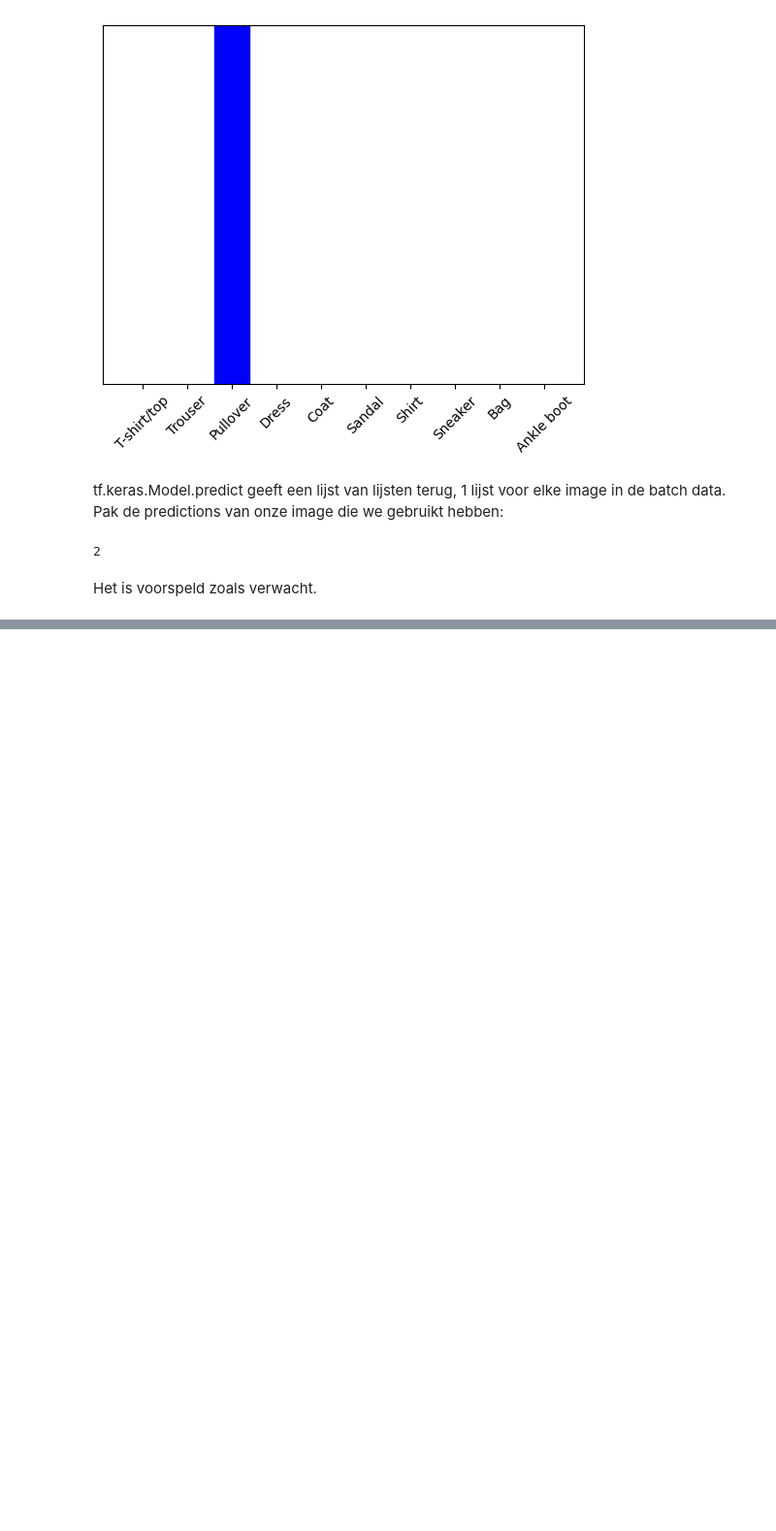
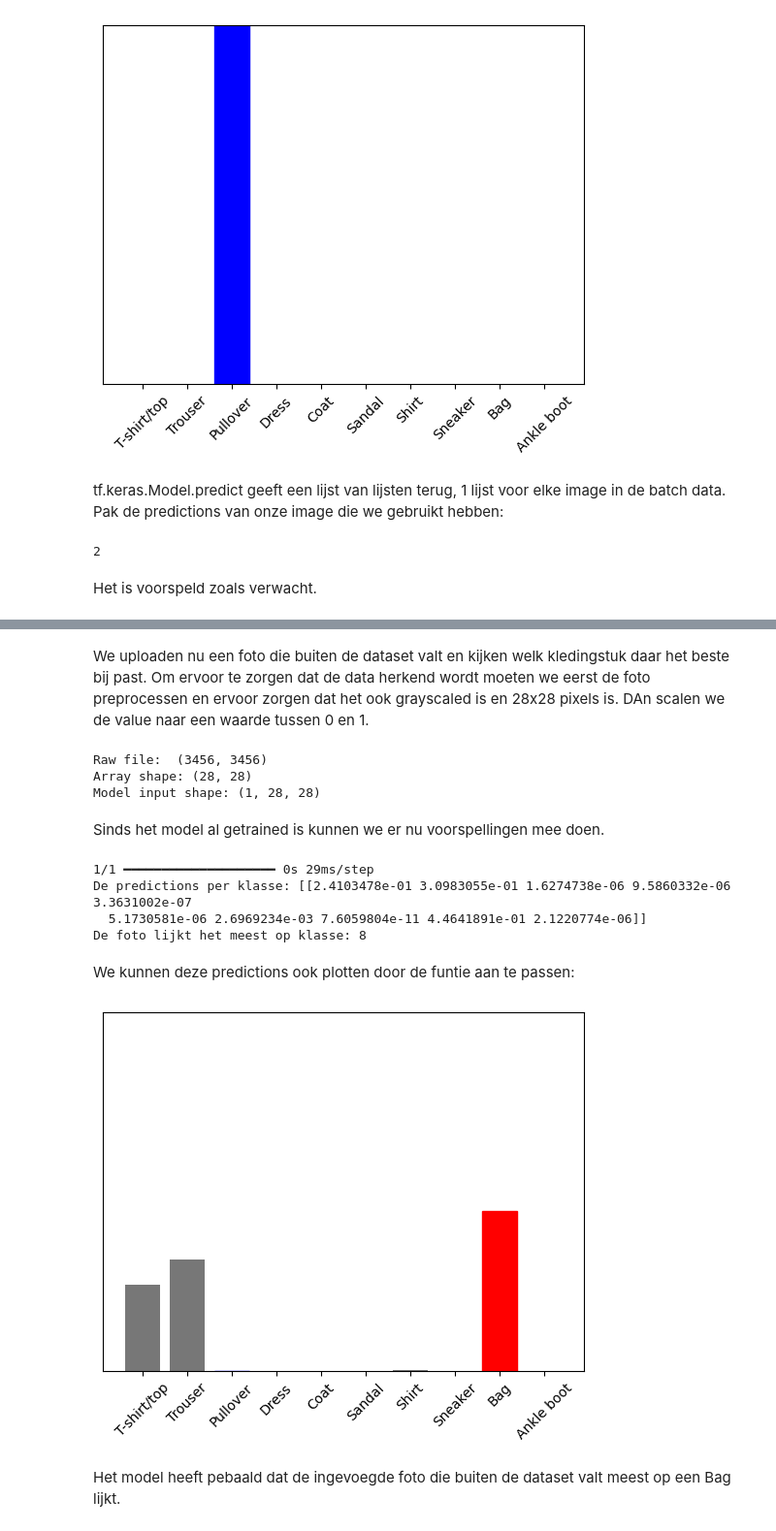
Before and after one commit to ishofstede/modelleren_van_kanker, a Jupyter notebook: casus_d/notebooks/opdracht_1.ipynb, the cells around one changed output, grey strips where cells are left out. Shown at 97% size. Cells and saved outputs as stored; diff of their text form; code cells hidden in the pictures; blank space fills up the shorter version.

```diff
--- a/casus_d/notebooks/opdracht_1.ipynb
+++ b/casus_d/notebooks/opdracht_1.ipynb
@@ -338,0 +341,39 @@ Het is voorspeld zoals verwacht.
+# %% [markdown]
+We uploaden nu een foto die buiten de dataset valt en kijken welk kledingstuk daar het beste bij past. Om ervoor te zorgen dat de data herkend wordt moeten we eerst de foto preprocessen en ervoor zorgen dat het ook grayscaled is en 28x28 pixels is. DAn scalen we de value naar een waarde tussen 0 en 1.
+# %%
+my_image = Image.open('../data/foto.jpg').convert('L')  # Grijswaarden
+print("Raw file: ", my_image.size)
+image_resized = my_image.resize((28, 28))  # Schaal
+my_image_array = np.array(image_resized) # Converteer naar np array
+print("Array shape:", my_image_array.shape)
+
+my_image_array = my_image_array / 255.0 # Normaliseer de img
+my_image_array = (np.expand_dims(my_image_array,0)) # Maak input geschikt voor model
+print("Model input shape:", my_image_array.shape)
+# %% [output]
+Raw file:  (3456, 3456)
+Array shape: (28, 28)
+Model input shape: (1, 28, 28)
+# %% [markdown]
+Sinds het model al getrained is kunnen we er nu voorspellingen mee doen.
+# %%
+foto_predictions = probability_model.predict(my_image_array)
+
+predicted_class = np.argmax(foto_predictions)
+print(f"De predictions per klasse: {foto_predictions}")
+print(f"De foto lijkt het meest op klasse: {predicted_class}")
+# %% [output]
+1/1 ━━━━━━━━━━━━━━━━━━━━ 0s 29ms/step
+De predictions per klasse: [[2.4103478e-01 3.0983055e-01 1.6274738e-06 9.5860332e-06 3.3631002e-07
+  5.1730581e-06 2.6969234e-03 7.6059804e-11 4.4641891e-01 2.1220774e-06]]
+De foto lijkt het meest op klasse: 8
+# %% [markdown]
+We kunnen deze predictions ook plotten door de funtie aan te passen:
+# %%
+plot_value_array(1, foto_predictions[0], test_labels)
+_ = plt.xticks(range(10), class_names, rotation=45)
+plt.show()
+# %% [output]
+[figure, added]
+# %% [markdown]
+Het model heeft pebaald dat de ingevoegde foto die buiten de dataset valt meest op een Bag lijkt.
```
Also changed, not shown: parts of 10 cells of this notebook.
